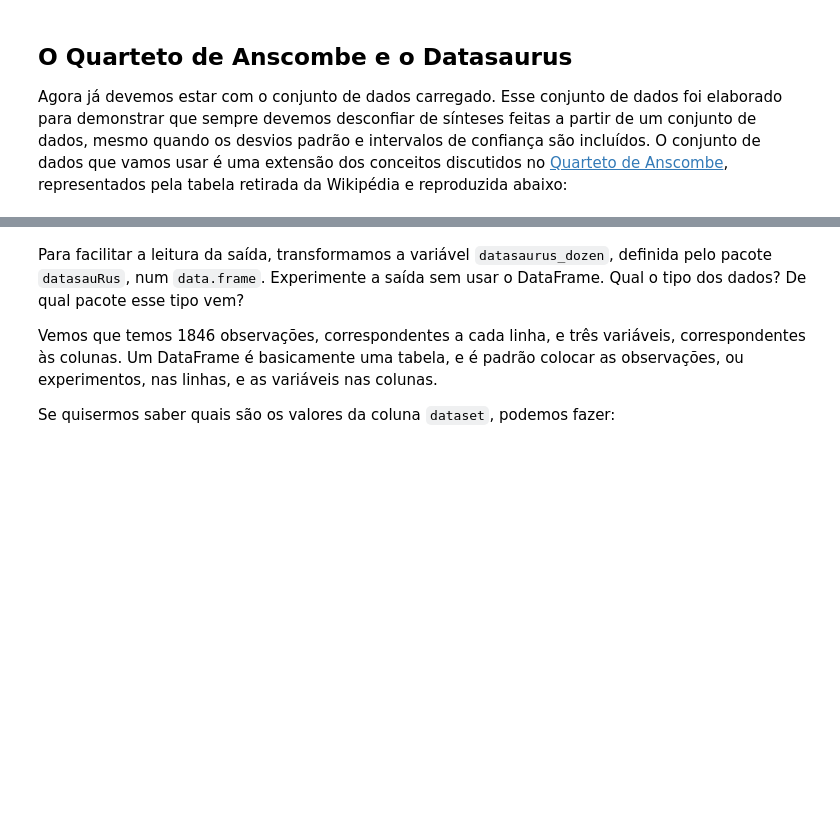
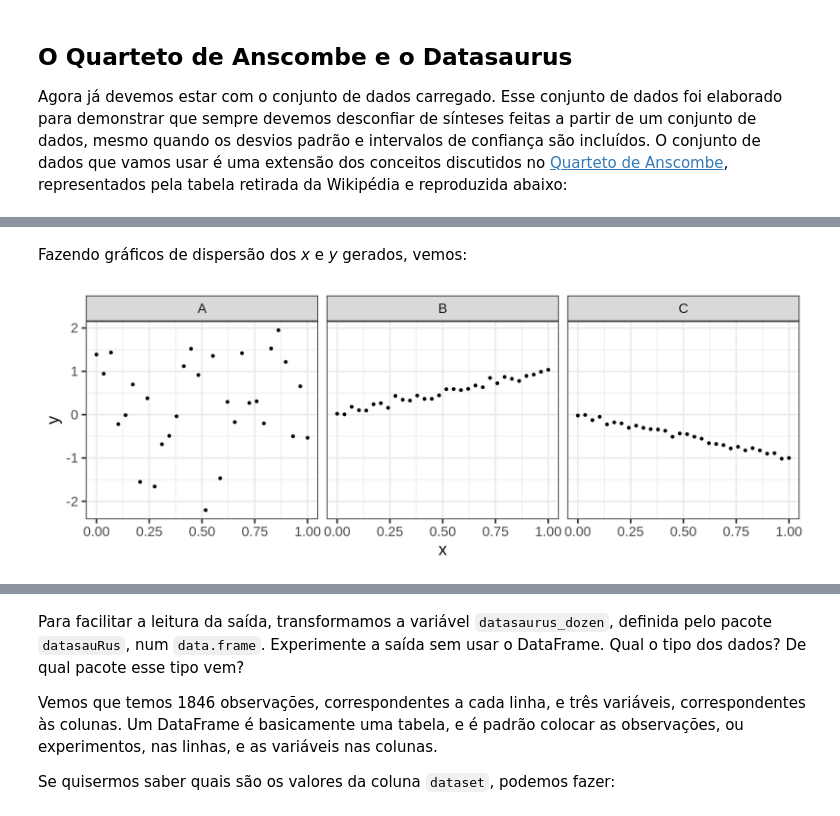
Before and after one commit to phrb/reprodutibilidade-eradsp-2021, a Jupyter notebook: exercicio_pratico/analise_R.ipynb, the cells around one changed output, grey strips where cells are left out. Drawn from its saved outputs; the diff is of its cells as text; code cells hidden in the pictures; blank space fills up the shorter version.

```diff
--- a/exercicio_pratico/analise_R.ipynb
+++ b/exercicio_pratico/analise_R.ipynb
@@ -22,0 +49,34 @@ Agora já devemos estar com o conjunto de dados carregado. Esse conjunto de dado
+# %%
+random_y <- function(x) {
+    rnorm(length(x))
+}
+
+poscor_y <- function(x) {
+    x + rnorm(length(x), mean = 0, sd = 0.05)
+}
+
+negcor_y <- function(x) {
+    -x + rnorm(length(x), mean = 0, sd = 0.05)
+}
+
+samples = 30
+xs = seq(0, 1, length.out = samples)
+
+first_df = data.frame(x = rep(xs, 3)) %>%
+    mutate(y = c(random_y(xs), poscor_y(xs), negcor_y(xs)),
+           dataset = c(rep("A", samples),
+                       rep("B", samples),
+                        rep("C", samples)))
+# %% [markdown]
+Fazendo gráficos de dispersão dos *x* e *y* gerados, vemos:
+# %%
+options(repr.plot.width = 22, repr.plot.height = 8)
+
+ggplot() +
+    geom_point(data = first_df,
+              aes(x, y),
+              size = 3) +
+    facet_wrap(dataset ~ .) +
+    theme_bw(base_size = 35)
+# %% [output]
+[figure, added]
```
Also changed, not shown: parts of 15 cells of this notebook, 1 other file.
